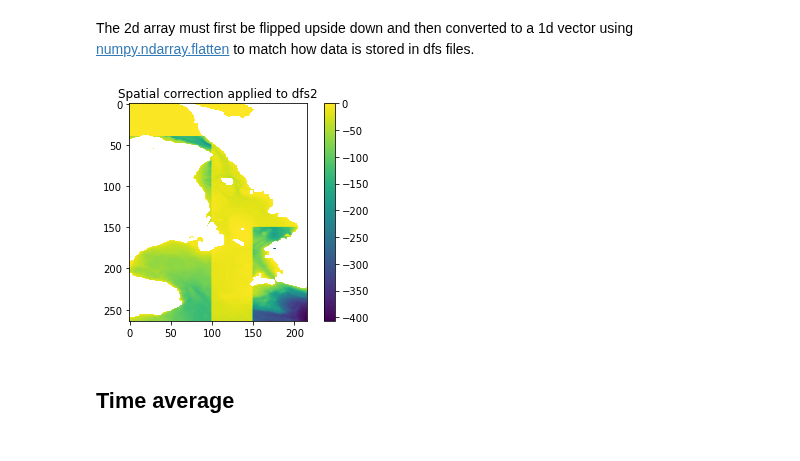
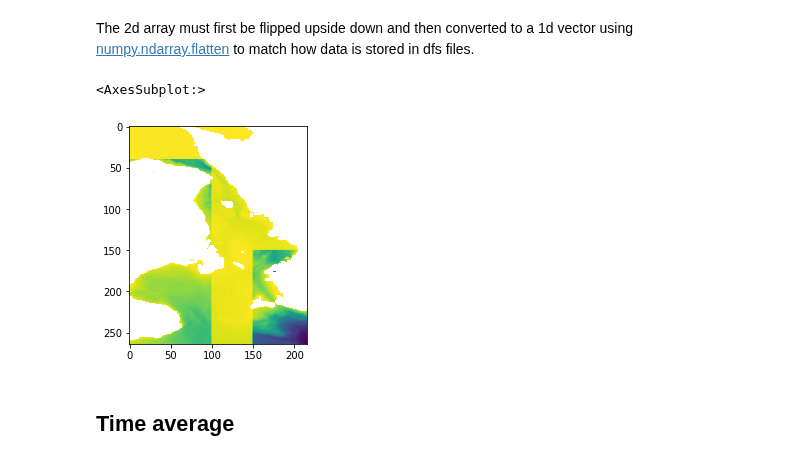
Before and after one commit to DHI/mikeio, a Jupyter notebook: notebooks/Generic.ipynb, the cells around one changed output. Cells and saved outputs as stored; diff of their text form; code cells hidden in the pictures.

```diff
--- a/notebooks/Generic.ipynb
+++ b/notebooks/Generic.ipynb
@@ -173,11 +174,10 @@ mikeio.generic.scale("../tests/testdata/gebco_sound.dfs2",
                      )
 # %%
 ds3 = mikeio.read("gebco_sound_spatial.dfs2")
-plt.imshow(ds3['Elevation'][0])
-plt.colorbar()
-plt.title("Spatial correction applied to dfs2");
+ds3.Elevation[0].plot()
 # %% [output]
+<AxesSubplot:>
-[figure, old version]
+[figure, new version]
 # %% [markdown]
 ## Time average
 # %%
```
Also changed, not shown: parts of 8 cells of this notebook, 10 other files.
